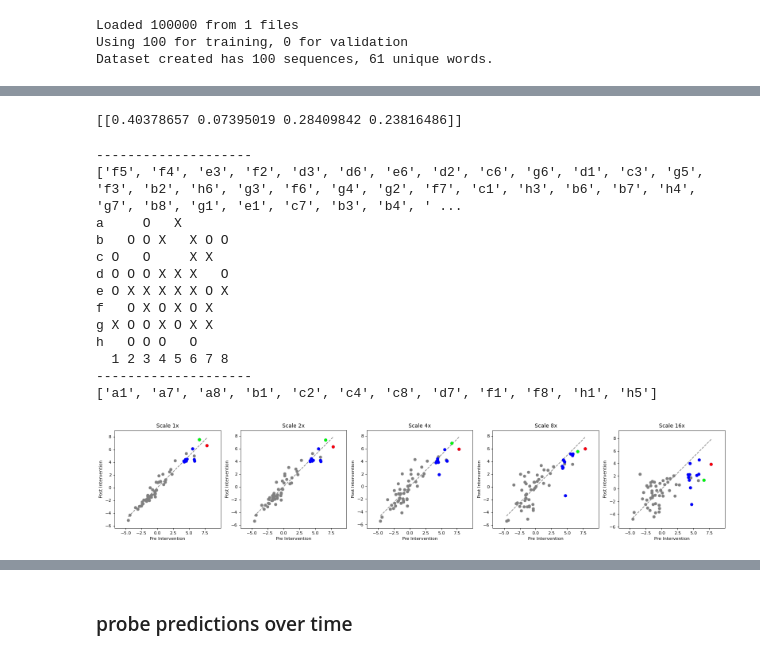
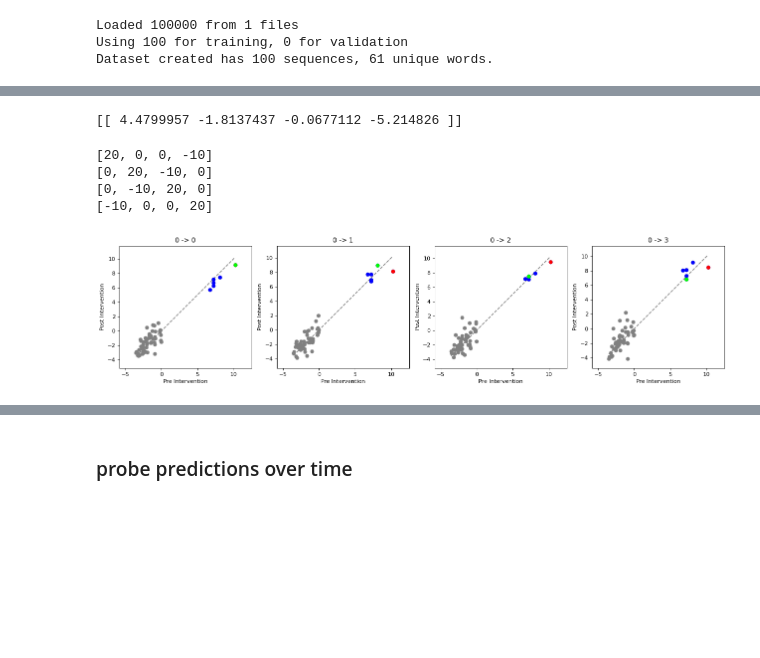
Before and after one commit to icemoon97/othello_world, a Jupyter notebook: probing_playertype.ipynb, the cells around one changed output, grey strips where cells are left out. Saved outputs shown, nothing was run; the diff lists cells and outputs as text; code cells hidden in the pictures; blank space fills up the shorter version.

Commit message:
improvements to player type interventions

```diff
--- a/probing_playertype.ipynb
+++ b/probing_playertype.ipynb
@@ -290,7 +290,7 @@ Loaded 100000 from 1 files
 Using 100 for training, 0 for validation
 Dataset created has 100 sequences, 61 unique words.
 # %%
-game_index = 9
+game_index = 6
 completion = games[game_index][:10]
 print("player type:", player_types[game_index])
 # completion = othello[2][:20]
@@ -337,3 +332,8 @@ player_type_target = 0
+# %%
+player_type_target = 1
+intervene_layers = [4, 5, 6, 7]
+# intervene_layers = []
+intervene_scale = 2
 # %%
 for i, layer in enumerate(layer_range):
     p = probes[layer]
@@ -532,17 +529,19 @@ def plot_playertype_intervention(ax, pre, post, valid_moves, prev_best=None):
     ax.set_ylabel("Post Intervention")
     ax.axis('equal')
 # %%
-othello = Othello(data_root="othello_synthetic", n_games=100, test_split=0, deduplicate=False)
-# player_types, games = zip(*othello)
-# train_dataset = CharDataset(games)
-train_dataset = CharDataset(othello)
+othello = Othello(data_root="othello_1player", n_games=100, test_split=0, deduplicate=False)
+player_types, games = zip(*othello)
+train_dataset = CharDataset(games)
+# train_dataset = CharDataset(othello)
 # %% [output]
 Loaded 100000 from 1 files
 Using 100 for training, 0 for validation
 Dataset created has 100 sequences, 61 unique words.
 # %%
-completion = othello[1][:40]
-# completion = games[0][:20]
+game_index = 5
+completion = games[game_index][:5]
+print("player type:", player_types[game_index])
+# completion = othello[1][:40]
 
 ob = OthelloBoardState()
 ob.update(completion)
@@ -566,44 +566,35 @@ h   O O O   O
 # %%
-print(get_playertype_logits(models, device, probes, completion, 6, softmax=True))
+print(get_playertype_logits(models, device, probes, completion, 6))
 # %% [output]
-[[0.40378657 0.07395019 0.28409842 0.23816486]]
+[[ 4.4799957 -1.8137437 -0.0677112 -5.214826 ]]
 # %%
-ob = OthelloBoardState()
-ob.update(completion)
-ob.__print__()
-valid_moves = ob.get_valid_moves()
-print([permit_reverse(x) for x in valid_moves])
+fig, axs = plt.subplots(1, 4, figsize=(16, 4), dpi=80, facecolor='w', edgecolor='k')
 
-fig, axs = plt.subplots(1, 5, figsize=(20, 4), dpi=80, facecolor='w', edgecolor='k')
+prev_player = player_types[game_index]
+opposite = {0: 3, 1: 2, 2: 1, 3: 0}
 
 # Loop to plot each subplot
 for i, ax in enumerate(axs):
-    scale = 2**i
 
-    player_type_target = 3
-    pre, post = linear_playertype_intervention(models, device, probes, completion, player_type_target, scale=scale)
+    weights = [0, 0, 0, 0]
+    weights[i] += 20
+    weights[opposite[i]] -= 10
+    print(weights)
+
+    pre, post = linear_playertype_intervention(models, device, probes, completion, weights)
     x, y = pre[1:], post[1:]
 
-    plot_playertype_intervention(ax, pre, post, valid_moves, prev_best=2)
-    ax.set_title(f"Scale {scale}x")
+    plot_playertype_intervention(ax, pre, post, valid_moves, player_type_target=i, prev_player_type=prev_player)
+    ax.set_title(f"{prev_player} -> {i}")
 
 plt.tight_layout()
 plt.show()
 # %% [output]
---------------------
-['f5', 'f4', 'e3', 'f2', 'd3', 'd6', 'e6', 'd2', 'c6', 'g6', 'd1', 'c3', 'g5', 'f3', 'b2', 'h6', 'g3', 'f6', 'g4', 'g2', 'f7', 'c1', 'h3', 'b6', 'b7', 'h4', 'g7', 'b8', 'g1', 'e1', 'c7', 'b3', 'b4', ' ...
-a     O   X
-b   O O X   X O O
-c O   O     X X
-d O O O X X X   O
-e O X X X X X O X
-f   O X O X O X
-g X O O X O X X
-h   O O O   O
-  1 2 3 4 5 6 7 8
---------------------
-['a1', 'a7', 'a8', 'b1', 'c2', 'c4', 'c8', 'd7', 'f1', 'f8', 'h1', 'h5']
+[20, 0, 0, -10]
+[0, 20, -10, 0]
+[0, -10, 20, 0]
+[-10, 0, 0, 20]
-[figure, old version]
+[figure, new version]
 # %%
 fig = draw_heatmap_from_tokens(pre)
 # %% [output]
```
Also changed, not shown: parts of 13 cells of this notebook, 1 other file.
